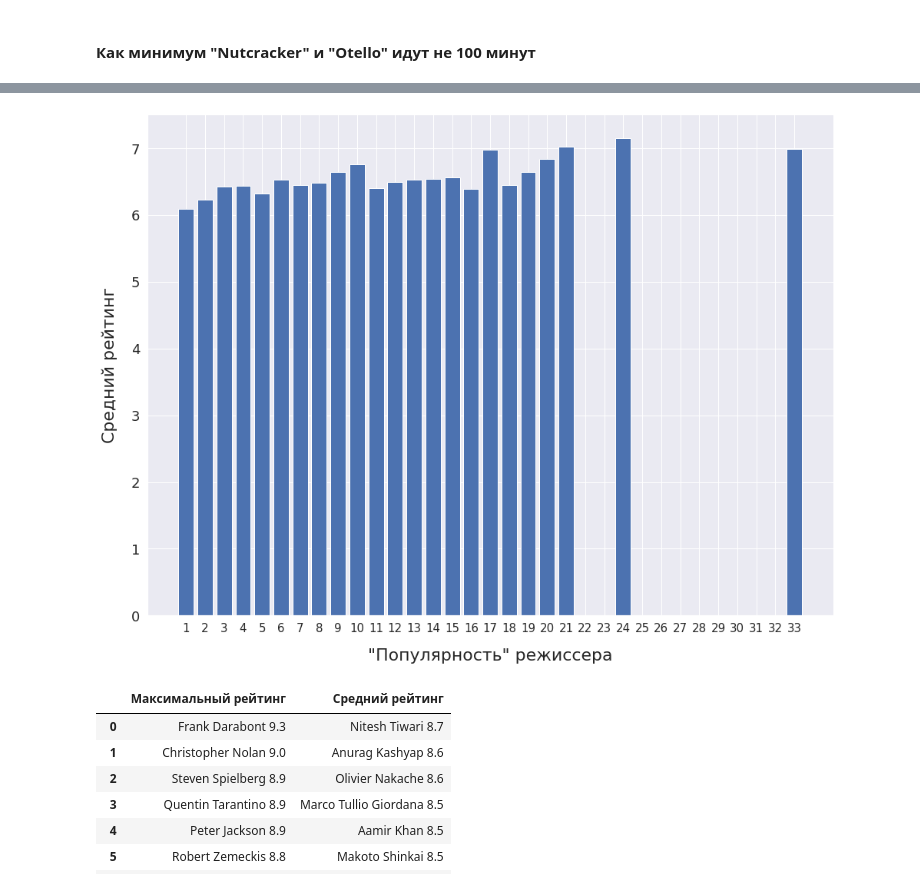
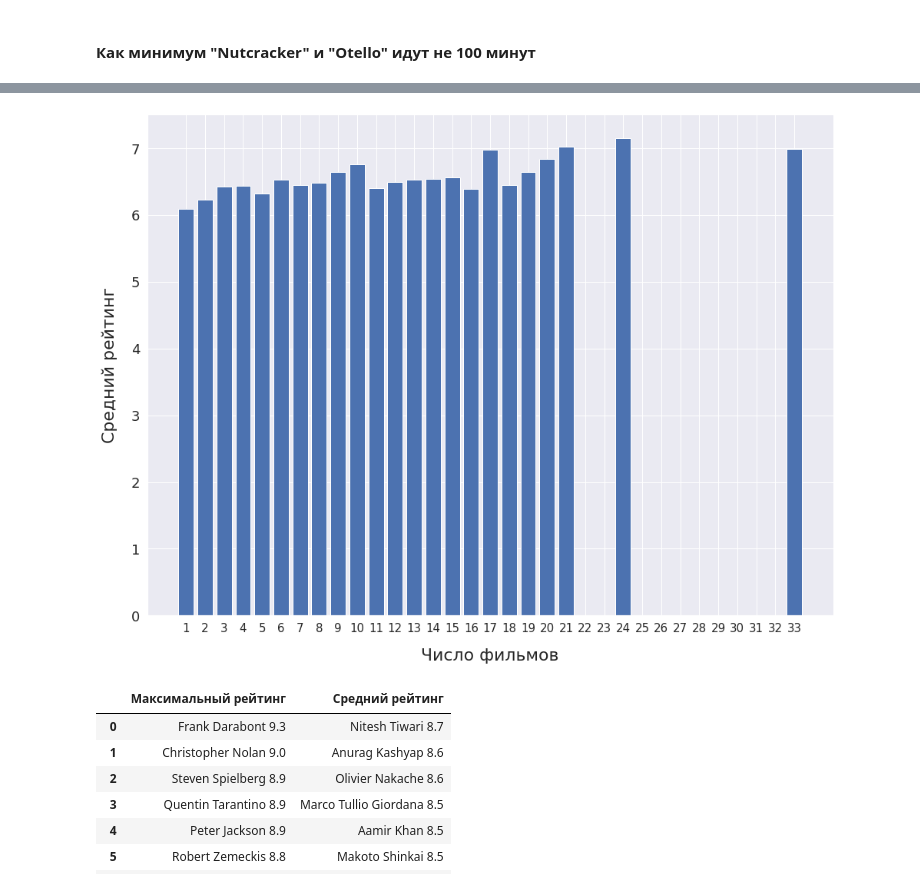
Before and after one commit to alexey-pismenny/EDA, a Jupyter notebook: vizualization.ipynb, the cells around one changed output, grey strips where cells are left out. Saved outputs shown, nothing was run; the diff lists cells and outputs as text; code cells hidden in the pictures.

```diff
--- a/vizualization.ipynb
+++ b/vizualization.ipynb
@@ -384,16 +384,16 @@ for director in director_film_count.keys():
 # %%
 final_dict = {}
 for i in range(1, max(director_film_count.values()) + 1):
     final_dict[str(i)] = data[data.director.isin(film_count_director[i])].score.mean()
 
 plt.bar(final_dict.keys(), final_dict.values())
-plt.xlabel('"Популярность" режиссера', labelpad=18, size=22)
+plt.xlabel('Число фильмов', labelpad=18, size=22)
 plt.ylabel("Средний рейтинг", labelpad=18, size=22)
 plt.xticks(fontsize=15)
 plt.yticks(fontsize=18)
 plt.savefig('directors.png')
 # %% [output]
-[figure, old version]
+[figure, new version]
 # %%
 d_max, d_mean = {}, {}
 for director in data.director.unique():
```
Also changed, not shown: parts of 6 cells of this notebook, 1 other file.
